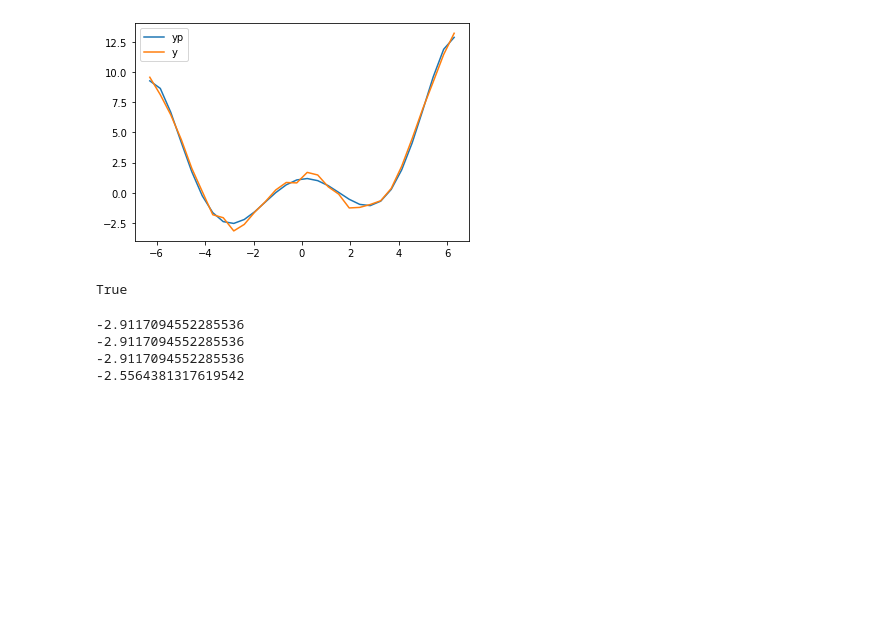
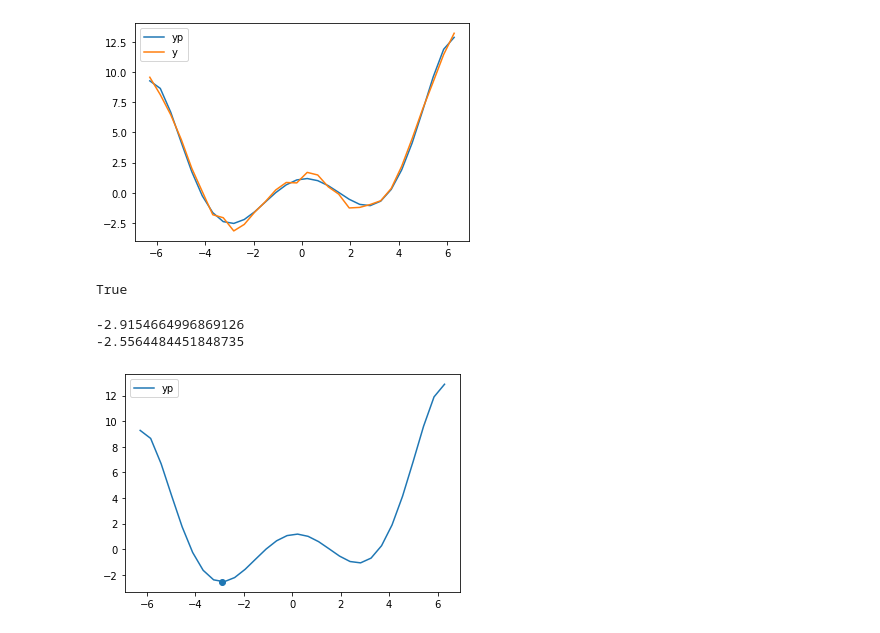
Before and after one commit to Nikita-Sherstnev/numerical-analysis, a Jupyter notebook: 1-2 tasks.ipynb, the cells around one changed output. Drawn from its saved outputs; the diff is of its cells as text; code cells hidden in the pictures; blank space fills up the shorter version.

```diff
--- a/1 task.ipynb
+++ b/1-2 tasks.ipynb
@@ -215,9 +215,9 @@ print(sig < sig0)
 [figure]
 True
 # %%
-# Поиск локальных минимумов
+# Поиск локального минимума (Фибоначчи)
 a=-6
-b=6
+b=0
 eps=0.01
 
 Fib = [1,1,2,3,5,8,13,21,34,55,89,144,233,377,610,987,1597]
@@ -226,38 +226,41 @@ Fib = [1,1,2,3,5,8,13,21,34,55,89,144,233,377,610,987,1597]
 # Fn > (b-a)/eps
 # Fn > 12/0.01
 
+n=16
+
 def f(x):
     return a0 + a1 * x + a2 * x**2 + a3 * x**3 + a4* x**4 + a5 * x**5 + a6 * x**6
 
-n=16
 
 while n > 1:
     x1 = a + Fib[n-2]/Fib[n] * (b-a)
     x2 = b - Fib[n-2]/Fib[n] * (b-a)
 
     f_x1 = f(x1)
     f_x2 = f(x2)
 
     if f_x1 < f_x2:
         b = x2
     else:
         a = x1
 
     n-=1
 
-print(a)
-print(x1)
 
 if f_x1 < f(x1+eps):
     x_min = a
 else:
     x_min = x1
 
 f_xmin = f(x_min)
 print(x_min)
 print(f_xmin)
+
+plt.plot(x, yp)
+plt.scatter(x_min, f_xmin)
+plt.legend(['yp'])
+plt.show()
 # %% [output]
--2.9117094552285536
--2.9117094552285536
--2.9117094552285536
--2.5564381317619542
+-2.9154664996869126
+-2.5564484451848735
+[figure, added]
```
Also changed, not shown: parts of 5 cells of this notebook.
